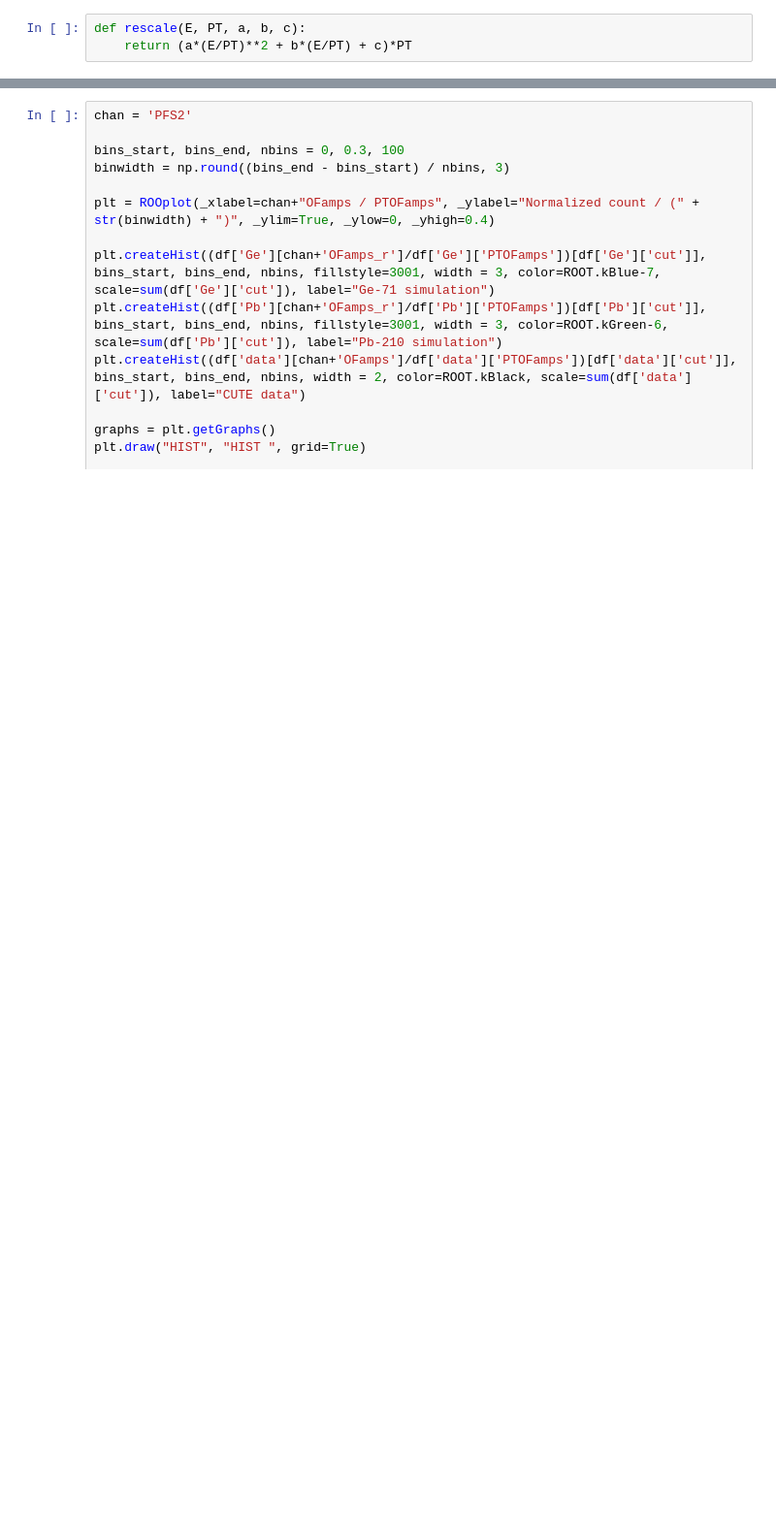
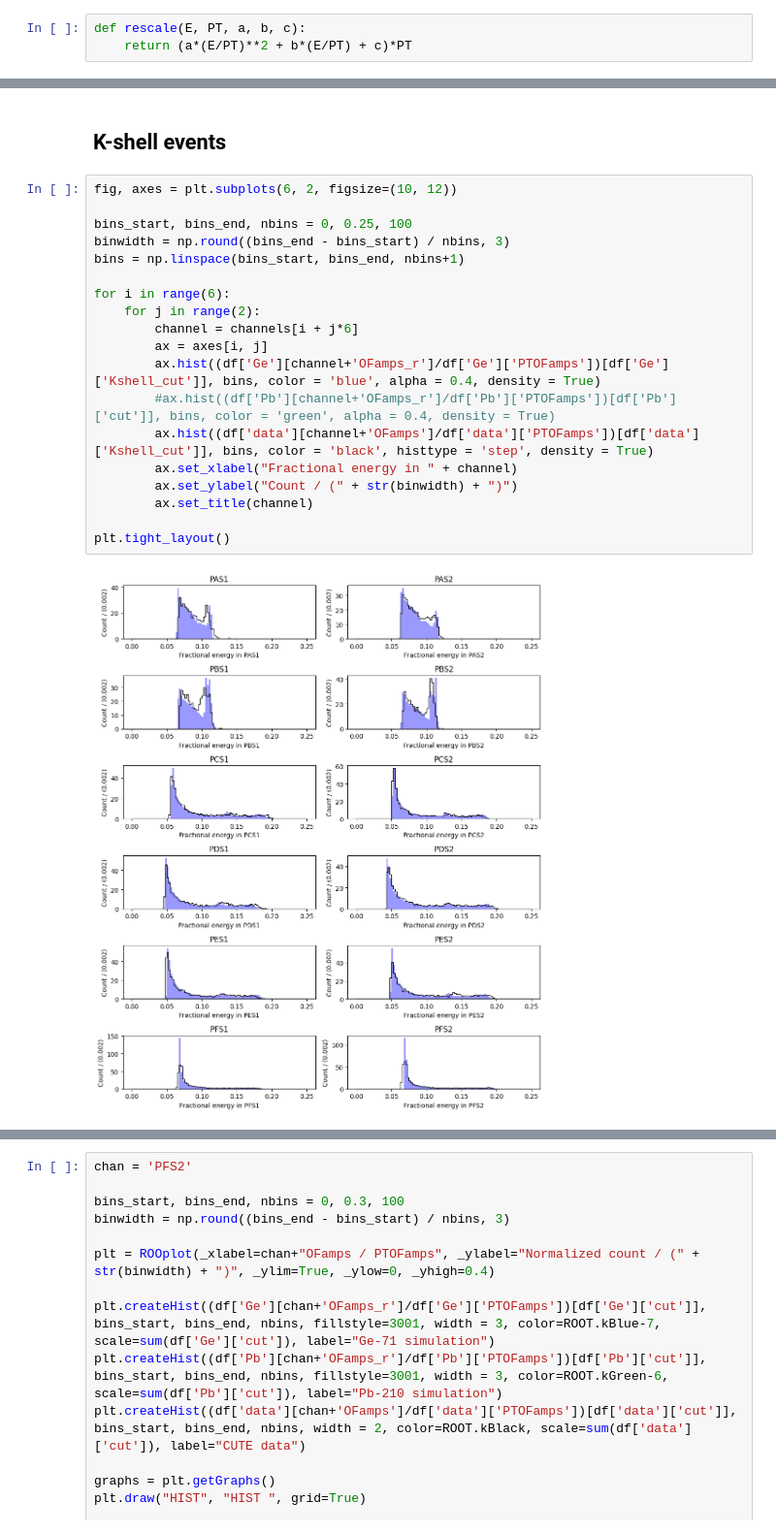
Before and after one commit to perry5334/CDMS, a Jupyter notebook: notebooks/BGM/cRadial_eff_nonlinrescale.ipynb, the cells around one changed output, grey strips where cells are left out. Shown at 97% size. Drawn from its saved outputs; the diff is of its cells as text; blank space fills up the shorter version.

```diff
--- a/notebooks/BGM/cRadial_eff_nonlinrescale.ipynb
+++ b/notebooks/BGM/cRadial_eff_nonlinrescale.ipynb
@@ -298,0 +248,23 @@ plt.tight_layout()
+# %% [markdown]
+## K-shell events
+# %%
+fig, axes = plt.subplots(6, 2, figsize=(10, 12))
+
+bins_start, bins_end, nbins = 0, 0.25, 100
+binwidth = np.round((bins_end - bins_start) / nbins, 3)
+bins = np.linspace(bins_start, bins_end, nbins+1)
+
+for i in range(6):
+    for j in range(2):
+        channel = channels[i + j*6]
+        ax = axes[i, j]
+        ax.hist((df['Ge'][channel+'OFamps_r']/df['Ge']['PTOFamps'])[df['Ge']['Kshell_cut']], bins, color = 'blue', alpha = 0.4, density = True)
+        #ax.hist((df['Pb'][channel+'OFamps_r']/df['Pb']['PTOFamps'])[df['Pb']['cut']], bins, color = 'green', alpha = 0.4, density = True)
+        ax.hist((df['data'][channel+'OFamps']/df['data']['PTOFamps'])[df['data']['Kshell_cut']], bins, color = 'black', histtype = 'step', density = True)
+        ax.set_xlabel("Fractional energy in " + channel)
+        ax.set_ylabel("Count / (" + str(binwidth) + ")")
+        ax.set_title(channel)
+
+plt.tight_layout()
+# %% [output]
+[figure, added]
```
Also changed, not shown: parts of 7 cells of this notebook.
